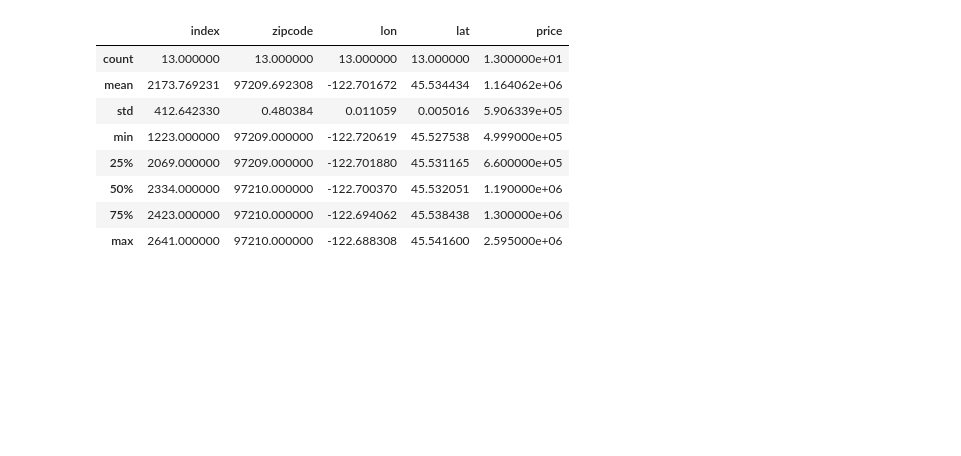
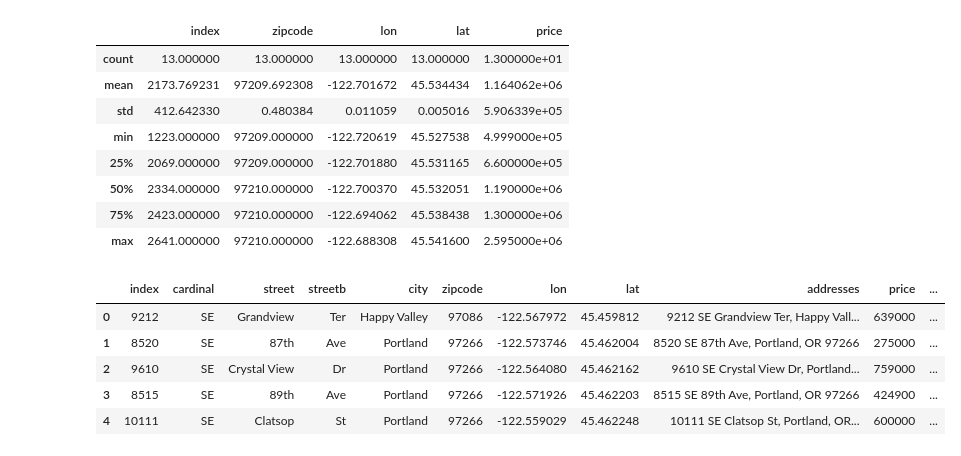
Before and after one commit to listonaj/WEB_SCRAPPING, a Jupyter notebook: Google Colaboratory Notebook/Phase_3_Housing_stats.ipynb, the cells around one changed output. Cells and saved outputs as stored; diff of their text form; code cells hidden in the pictures; blank space fills up the shorter version.

```diff
--- a/Google Colaboratory Notebook/Phase_3_Housing_stats.ipynb
+++ b/Google Colaboratory Notebook/Phase_3_Housing_stats.ipynb
@@ -72,3 +72,13 @@ df2.describe()
 | 50% | 2334.000000 | 97210.000000 | -122.700370 | 45.532051 | 1.190000e+06 |
 | 75% | 2423.000000 | 97210.000000 | -122.694062 | 45.538438 | 1.300000e+06 |
 | max | 2641.000000 | 97210.000000 | -122.688308 | 45.541600 | 2.595000e+06 |
+# %%
+df3 = pd.read_csv('./Data/houses_lents.csv')
+df3.head()
+# %% [output]
+|  | index | cardinal | street | streetb | city | zipcode | lon | lat | addresses | price | ... |
+| 0 | 9212 | SE | Grandview | Ter | Happy Valley | 97086 | -122.567972 | 45.459812 | 9212 SE Grandview Ter, Happy Vall... | 639000 | ... |
+| 1 | 8520 | SE | 87th | Ave | Portland | 97266 | -122.573746 | 45.462004 | 8520 SE 87th Ave, Portland, OR 97266 | 275000 | ... |
+| 2 | 9610 | SE | Crystal View | Dr | Portland | 97266 | -122.564080 | 45.462162 | 9610 SE Crystal View Dr, Portland... | 759000 | ... |
+| 3 | 8515 | SE | 89th | Ave | Portland | 97266 | -122.571926 | 45.462203 | 8515 SE 89th Ave, Portland, OR 97266 | 424900 | ... |
+| 4 | 10111 | SE | Clatsop | St | Portland | 97266 | -122.559029 | 45.462248 | 10111 SE Clatsop St, Portland, OR... | 600000 | ... |
```
Also changed, not shown: parts of 10 cells of this notebook, 6 other files.
